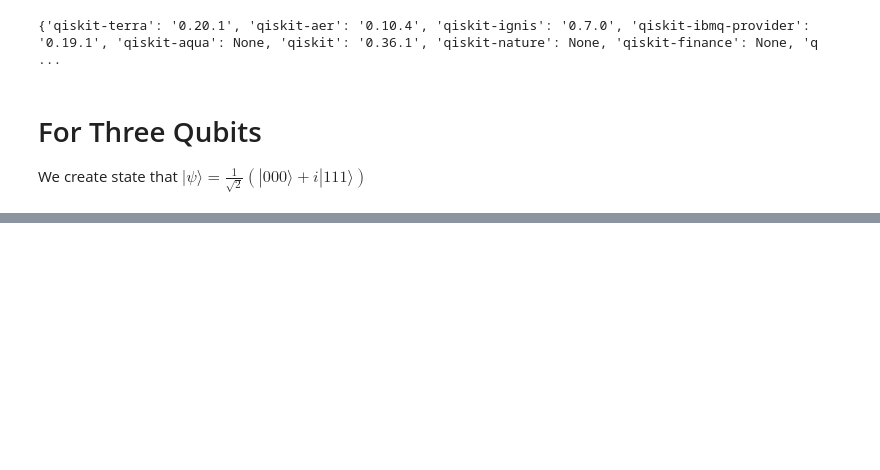
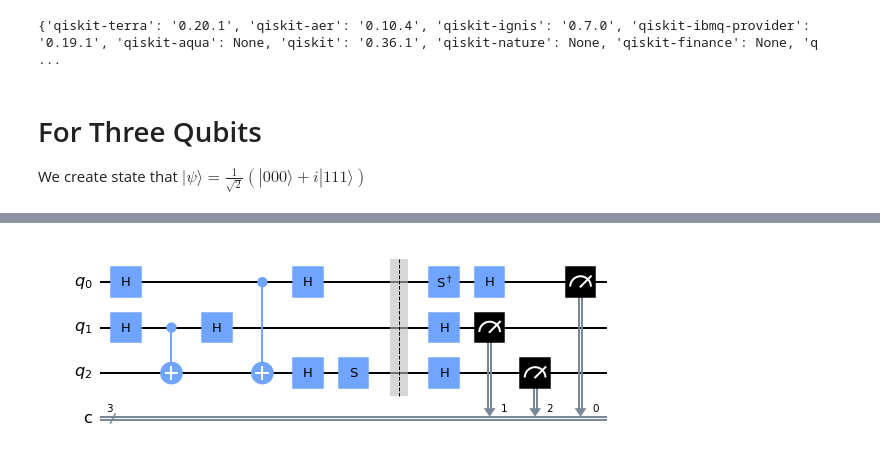
Before and after one commit to yagizgokce/MerminAndArdehaliTest, a Jupyter notebook: mermin.ipynb, the cells around one changed output, grey strips where cells are left out. Saved outputs shown, nothing was run; the diff lists cells and outputs as text; code cells hidden in the pictures; blank space fills up the shorter version.

```diff
--- a/mermin.ipynb
+++ b/mermin.ipynb
@@ -69,0 +96,4 @@ ghzXXY.draw(output='mpl')
+# %%
+circuitYXX.draw(output='mpl')
+# %% [output]
+[figure, added]
```
Also changed, not shown: parts of 13 cells of this notebook.
